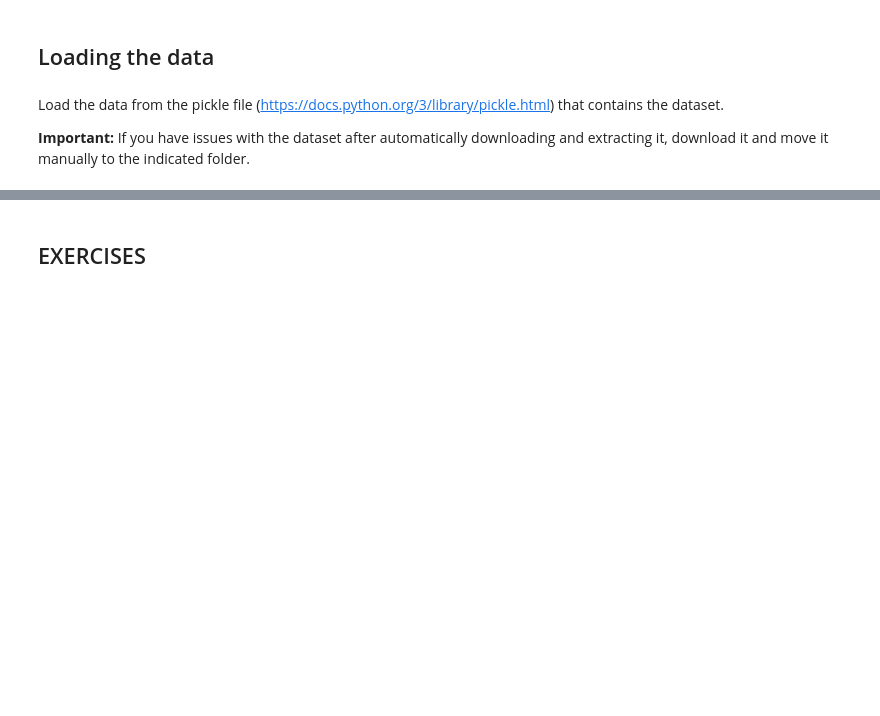
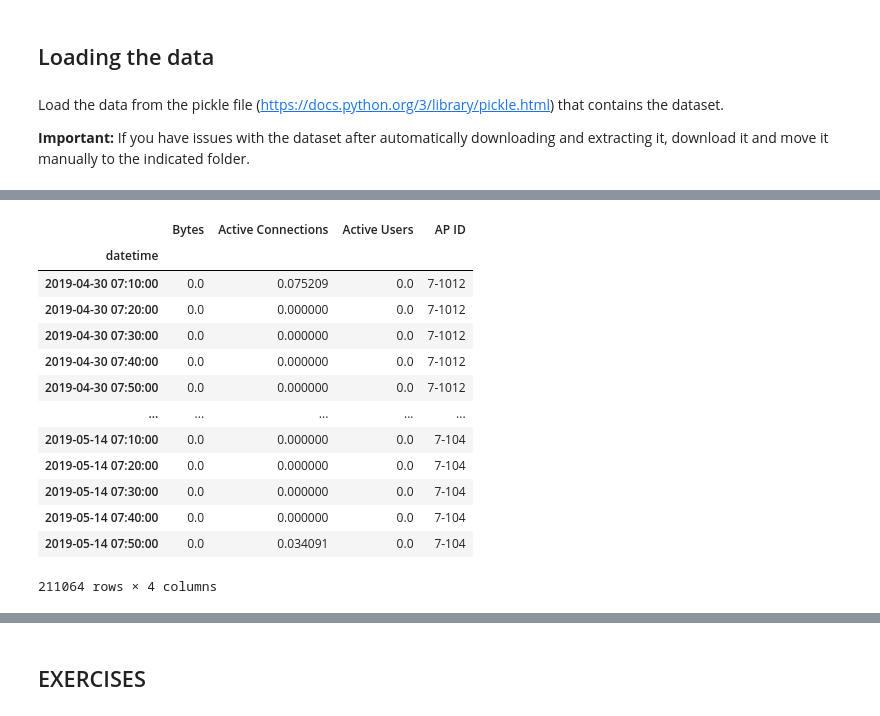
Before and after one commit to jordiestevee/ML4Net-2025, a Jupyter notebook: Lab3/AAX_Lab3.ipynb, the cells around one changed output, grey strips where cells are left out. Cells and saved outputs as stored; diff of their text form; code cells hidden in the pictures; blank space fills up the shorter version.

```diff
--- a/Lab3/AAX_Lab3.ipynb
+++ b/Lab3/AAX_Lab3.ipynb
@@ -69,0 +110,22 @@ An error occurred: No module named 'numpy._core'
+# %%
+import pandas as pd
+import numpy as np
+import matplotlib.pyplot as plt
+df = pd.DataFrame(loaded_data)
+
+display(loaded_data)
+# %% [output]
+|  | Bytes | Active Connections | Active Users | AP ID |
+| datetime |  |  |  |  |
+| 2019-04-30 07:10:00 | 0.0 | 0.075209 | 0.0 | 7-1012 |
+| 2019-04-30 07:20:00 | 0.0 | 0.000000 | 0.0 | 7-1012 |
+| 2019-04-30 07:30:00 | 0.0 | 0.000000 | 0.0 | 7-1012 |
+| 2019-04-30 07:40:00 | 0.0 | 0.000000 | 0.0 | 7-1012 |
+| 2019-04-30 07:50:00 | 0.0 | 0.000000 | 0.0 | 7-1012 |
+| ... | ... | ... | ... | ... |
+| 2019-05-14 07:10:00 | 0.0 | 0.000000 | 0.0 | 7-104 |
+| 2019-05-14 07:20:00 | 0.0 | 0.000000 | 0.0 | 7-104 |
+| 2019-05-14 07:30:00 | 0.0 | 0.000000 | 0.0 | 7-104 |
+| 2019-05-14 07:40:00 | 0.0 | 0.000000 | 0.0 | 7-104 |
+| 2019-05-14 07:50:00 | 0.0 | 0.034091 | 0.0 | 7-104 |
+211064 rows × 4 columns
```
Also changed, not shown: parts of 10 cells of this notebook.
